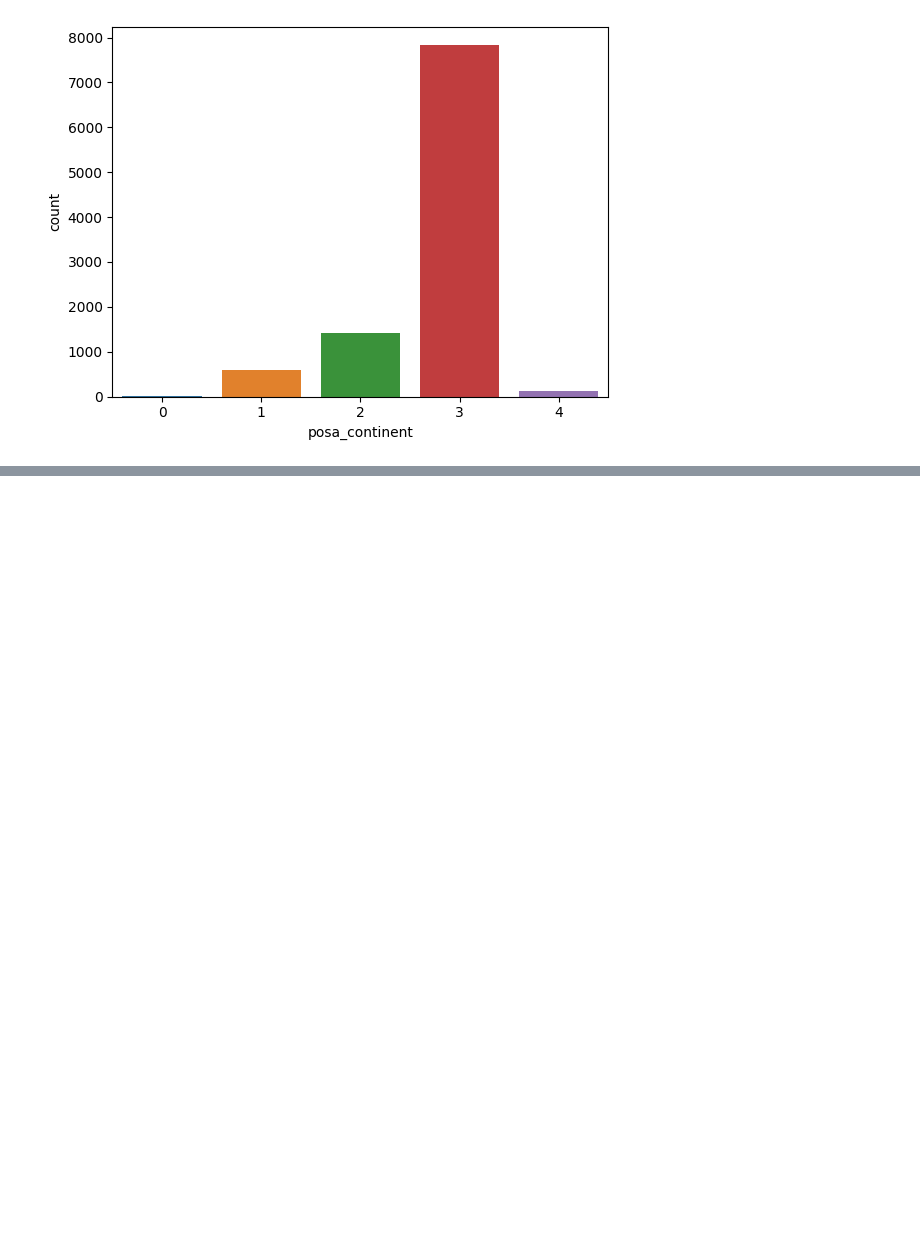
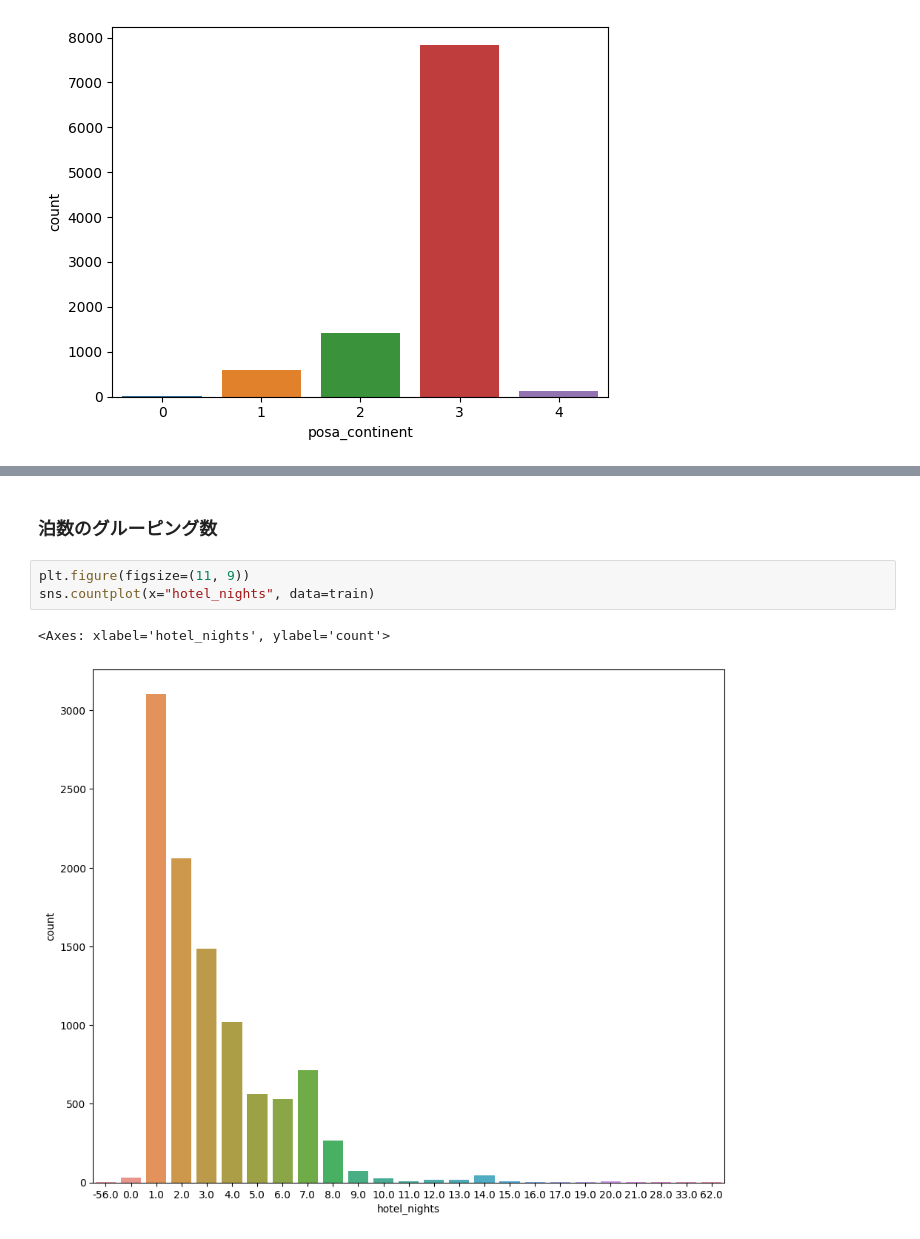
Before and after one commit to ac2393921/kaggle-expedia-hotel-recommendations, a Jupyter notebook: project/notebooks/eda.ipynb, the cells around one changed output, grey strips where cells are left out. Saved outputs shown, nothing was run; the diff lists cells and outputs as text; blank space fills up the shorter version.

```diff
--- a/project/notebooks/eda.ipynb
+++ b/project/notebooks/eda.ipynb
@@ -187,0 +208,8 @@ sel_train = train[train.user_id.isin(sel_user_ids)]
+# %% [markdown]
+### 泊数のグルーピング数
+# %%
+plt.figure(figsize=(11, 9))
+sns.countplot(x="hotel_nights", data=train)
+# %% [output]
+<Axes: xlabel='hotel_nights', ylabel='count'>
+[figure, added]
```
Also changed, not shown: parts of 16 cells of this notebook.
